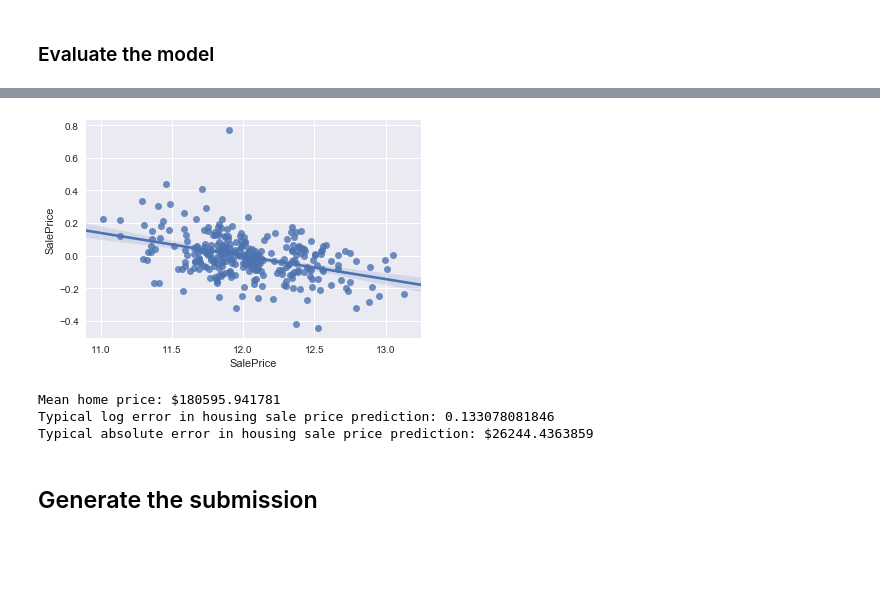
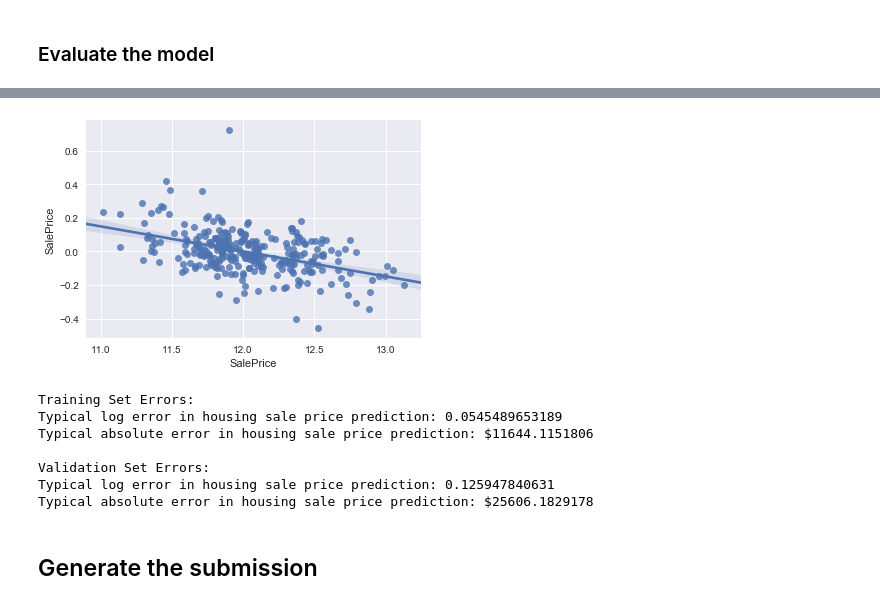
Before and after one commit to DynamitDataScience/kaggle-housing-prices, a Jupyter notebook: source/jupyter/simpleExample.ipynb, the cells around one changed output, grey strips where cells are left out. Drawn from its saved outputs; the diff is of its cells as text; code cells hidden in the pictures; blank space fills up the shorter version.

```diff
--- a/source/jupyter/simpleExample.ipynb
+++ b/source/jupyter/simpleExample.ipynb
@@ -99,6 +100,10 @@ Shape of validation response: (292,)
 # %% [markdown]
 We can go ahead and fit a model:
 # %%
-model = RandomForestRegressor(verbose=True)
+model = RandomForestRegressor(verbose=True,
+                              max_depth=None,
+                              n_estimators=400,
+                              oob_score=False,
+                             n_jobs=6)
 model.fit(X_train, np.log(y_train))
 # %% [output]
@@ -114,6 +121,7 @@ RandomForestRegressor(bootstrap=True, criterion='mse', max_depth=None,
 # %%
 # Predict on new data and plot the results
 y_valid_pred = model.predict(X_valid)
+y_train_pred = model.predict(X_train)
 
 # Plot the results
 sns.regplot(x=np.log(y_valid), y=y_valid_pred-np.log(y_valid));
@@ -122,17 +135,28 @@ sns.regplot(x=np.log(y_valid), y=y_valid_pred-np.log(y_valid));
-[figure, old version]
+[figure, new version]
 # %%
-# Evaluate the rms error:
+# Evaluate the rms error on the train set:
+rmse_log_train = np.sqrt(mean_squared_error(y_train_pred, np.log(y_train)))
+rmse_abs_train = np.sqrt(mean_squared_error(np.exp(y_train_pred), y_train))
+
+print  "Training Set Errors:" \
+       "\nTypical log error in housing sale price prediction: " + str(rmse_log_train) + \
+       "\nTypical absolute error in housing sale price prediction: $" + str(rmse_abs_train)
+
+# Evaluate the rms error on the validation set:
 rmse_log = np.sqrt(mean_squared_error(y_valid_pred, np.log(y_valid)))
 rmse_abs = np.sqrt(mean_squared_error(np.exp(y_valid_pred), y_valid))
 
-print "Mean home price: $" + str(np.mean(y_valid))
-
-print "Typical log error in housing sale price prediction: " + str(rmse_log)
-print "Typical absolute error in housing sale price prediction: $" + str(rmse_abs)
+print  "\nValidation Set Errors:" \
+       "\nTypical log error in housing sale price prediction: " + str(rmse_log) + \
+       "\nTypical absolute error in housing sale price prediction: $" + str(rmse_abs)
 # %% [output]
-Mean home price: $180595.941781
-Typical log error in housing sale price prediction: 0.133078081846
-Typical absolute error in housing sale price prediction: $26244.4363859
+Training Set Errors:
+Typical log error in housing sale price prediction: 0.0545489653189
+Typical absolute error in housing sale price prediction: $11644.1151806
+
+Validation Set Errors:
+Typical log error in housing sale price prediction: 0.125947840631
+Typical absolute error in housing sale price prediction: $25606.1829178
 # %% [markdown]
 ## Generate the submission
 # %%
```
Also changed, not shown: parts of 5 cells of this notebook, 4 other files.
